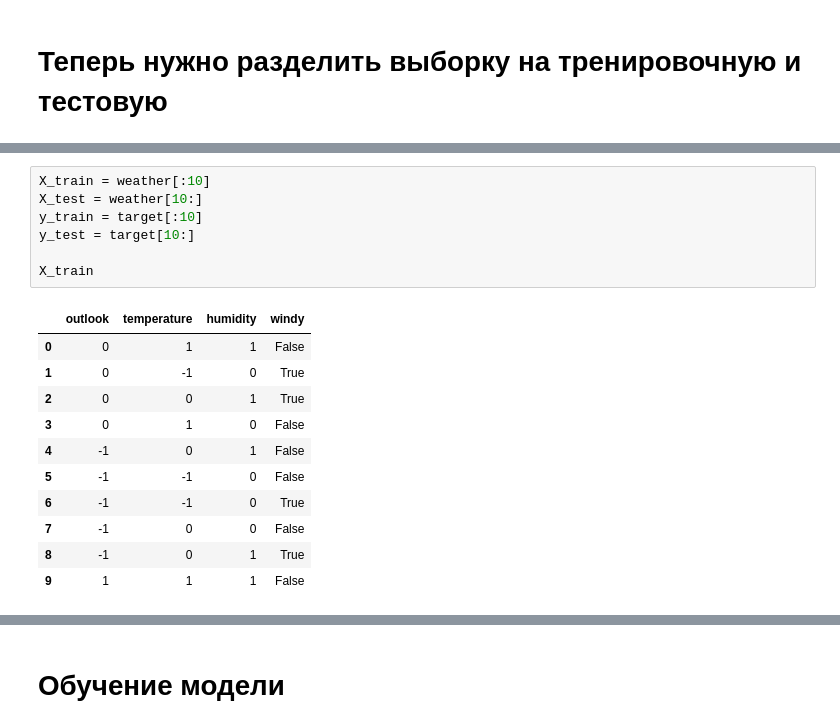
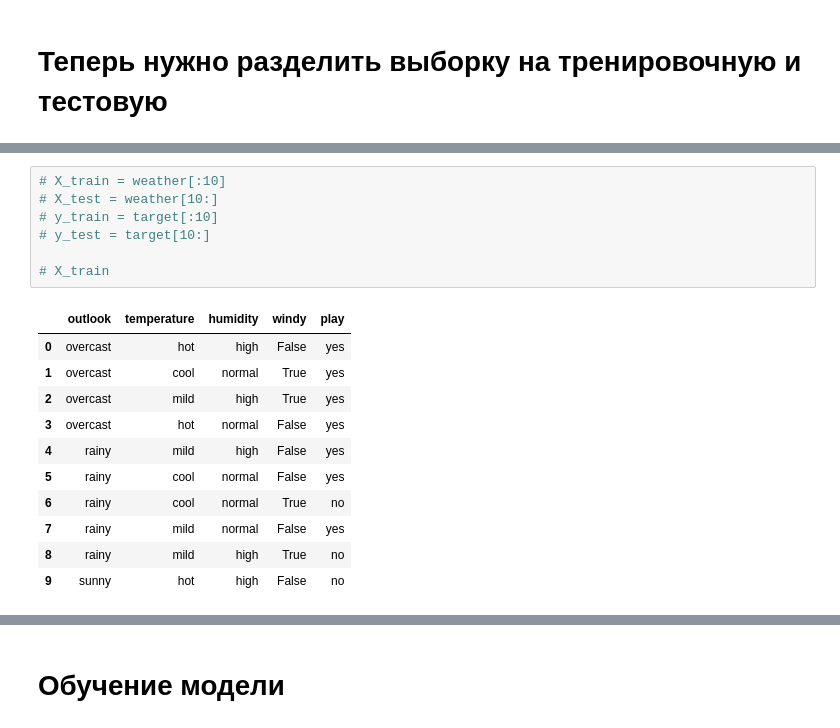
Before and after one commit to VorobevEI/MADMO, a Jupyter notebook: seminar04_knn/knn_super_easy.ipynb, the cells around one changed output, grey strips where cells are left out. Cells and saved outputs as stored; diff of their text form.

```diff
--- a/seminar04_knn/knn_super_easy.ipynb
+++ b/seminar04_knn/knn_super_easy.ipynb
@@ -244,22 +278,22 @@ X_train, X_test, y_train, y_test = model_selection.train_test_split(
 # %%
-X_train = weather[:10]
-X_test = weather[10:]
-y_train = target[:10]
-y_test = target[10:]
+# X_train = weather[:10]
+# X_test = weather[10:]
+# y_train = target[:10]
+# y_test = target[10:]
 
-X_train
+# X_train
 # %% [output]
-|  | outlook | temperature | humidity | windy |
-| 0 | 0 | 1 | 1 | False |
-| 1 | 0 | -1 | 0 | True |
-| 2 | 0 | 0 | 1 | True |
-| 3 | 0 | 1 | 0 | False |
-| 4 | -1 | 0 | 1 | False |
-| 5 | -1 | -1 | 0 | False |
-| 6 | -1 | -1 | 0 | True |
-| 7 | -1 | 0 | 0 | False |
-| 8 | -1 | 0 | 1 | True |
-| 9 | 1 | 1 | 1 | False |
+|  | outlook | temperature | humidity | windy | play |
+| 0 | overcast | hot | high | False | yes |
+| 1 | overcast | cool | normal | True | yes |
+| 2 | overcast | mild | high | True | yes |
+| 3 | overcast | hot | normal | False | yes |
+| 4 | rainy | mild | high | False | yes |
+| 5 | rainy | cool | normal | False | yes |
+| 6 | rainy | cool | normal | True | no |
+| 7 | rainy | mild | normal | False | yes |
+| 8 | rainy | mild | high | True | no |
+| 9 | sunny | hot | high | False | no |
 # %%
 X_test
 # %% [output]
```
Also changed, not shown: parts of 26 cells of this notebook, 1 other file.
